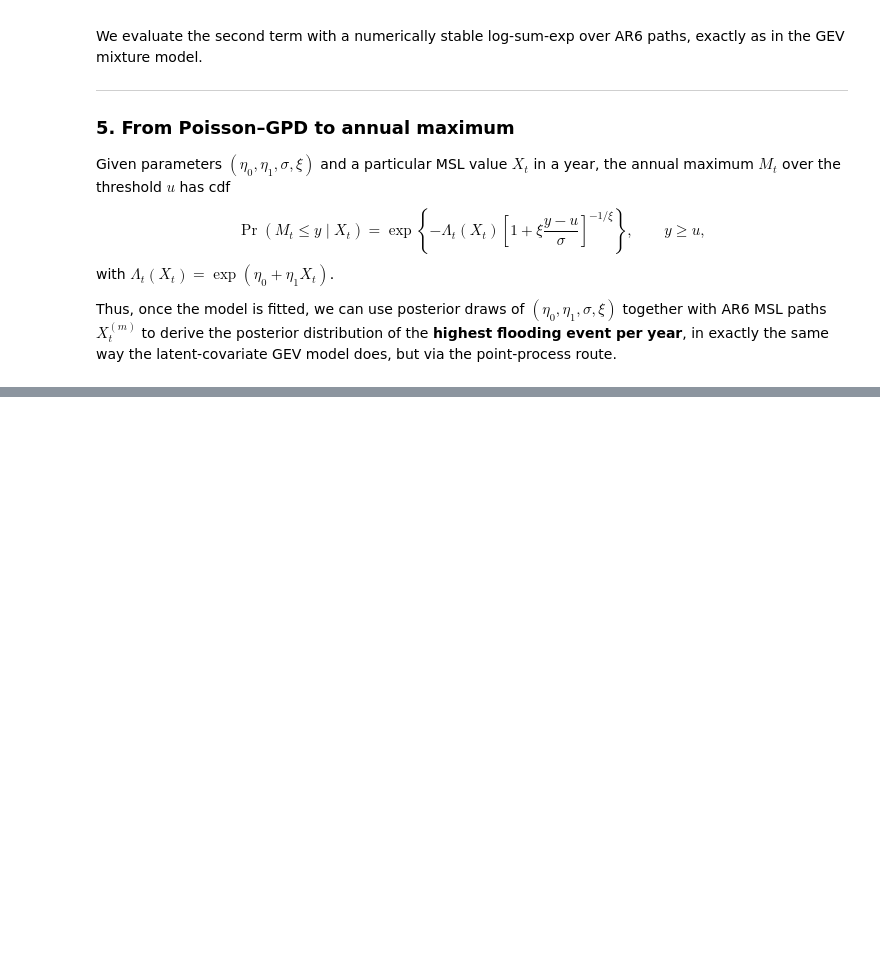
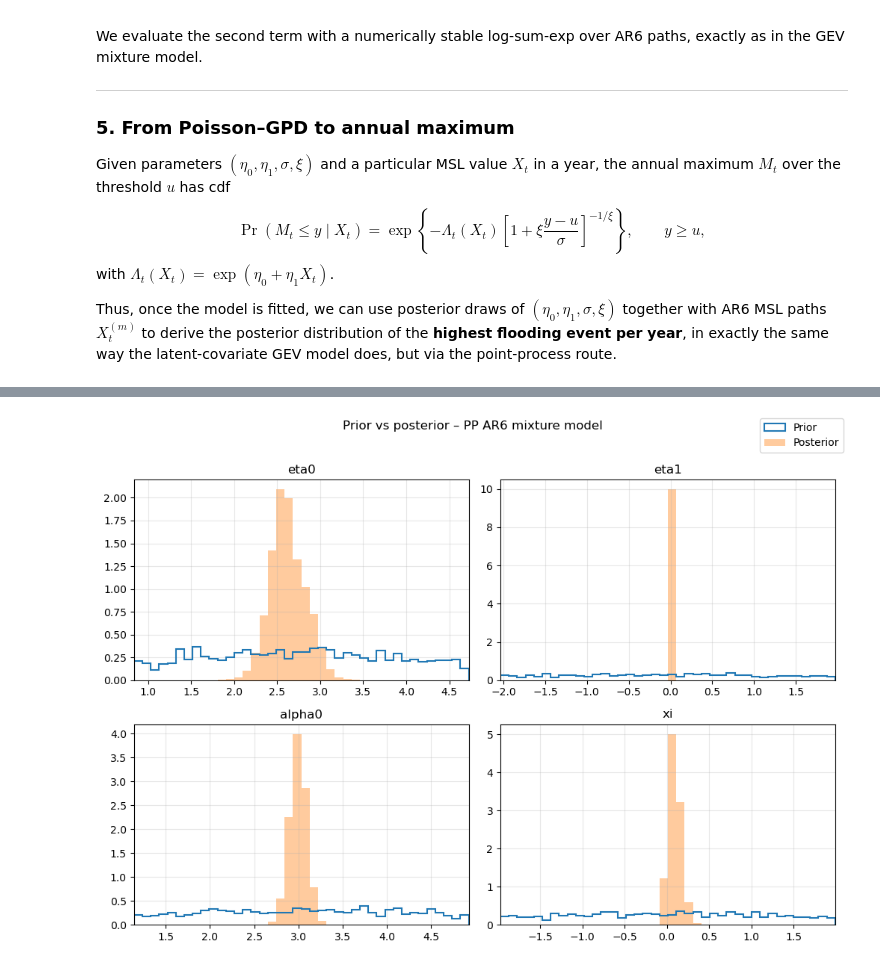
Before and after one commit to joensson12/flood_bandit, a Jupyter notebook: fitting_simulator.ipynb, the cells around one changed output, grey strips where cells are left out. Cells and saved outputs as stored; diff of their text form; code cells hidden in the pictures; blank space fills up the shorter version.

```diff
--- a/fitting_simulator.ipynb
+++ b/fitting_simulator.ipynb
@@ -2604,8 +2626,8 @@ with pm.Model() as pp_mixture_model:
         draws=1600,
         tune=400,
         target_accept=0.9,
-        chains=14,
-        cores=14,
+        chains=4,
+        cores=4,
         random_seed=123,
         return_inferencedata=True,
     )
@@ -2650,0 +2796,15 @@ xi      1.004
+# %%
+# We assume `pp_mixture_model` is the model you used to create `idata_pp`
+with pp_mixture_model:
+    prior_idata = pm.sample_prior_predictive(
+        samples=2000,
+        var_names=["eta0", "eta1", "alpha0", "xi"],
+        random_seed=123,
+    )
+
+# Convert prior samples to an InferenceData with a "prior" group if needed
+# (PyMC 4+ already returns InferenceData-like object; this makes sure ArviZ sees it properly)
+if not isinstance(prior_idata, az.InferenceData):
+    prior_idata = az.from_dict(prior=prior_idata)
+
+print(prior_idata)
@@ -2650,0 +2815,60 @@ xi      1.004
+# %%
+# CELL – Prior vs posterior plots for eta0, eta1, alpha0, xi (zoomed, clearer)
+
+import matplotlib.pyplot as plt
+import arviz as az
+import numpy as np
+
+params = ["eta0", "eta1", "alpha0", "xi"]
+
+fig, axes = plt.subplots(2, 2, figsize=(10, 7))
+axes = axes.ravel()
+
+for ax, p in zip(axes, params):
+    # Prior samples (flatten chains × draws)
+    prior_vals = prior_idata.prior[p].values
+    prior_flat = prior_vals.reshape(-1)
+
+    # Posterior samples
+    post_vals = idata_pp.posterior[p].values
+    post_flat = post_vals.reshape(-1)
+
+    # Common x-range: central 99% of combined prior+posterior
+    x_all = np.concatenate([prior_flat, post_flat])
+    lo, hi = np.percentile(x_all, [0.5, 99.5])
+
+    # Prior histogram (outline)
+    ax.hist(
+        prior_flat,
+        bins=40,
+        range=(lo, hi),
+        density=True,
+        histtype="step",
+        linewidth=1.5,
+        label="Prior",
+    )
+
+    # Posterior histogram (outline)
+    ax.hist(
+        post_flat,
+        bins=40,
+        range=(lo, hi),
+        density=True,
+        histtype="stepfilled",
+        alpha=0.4,
+        label="Posterior",
+    )
+
+    ax.set_xlim(lo, hi)
+    ax.set_title(p)
+    ax.grid(True, alpha=0.3)
+
+# One legend for all subplots
+handles, labels = axes[0].get_legend_handles_labels()
+fig.legend(handles, labels, loc="upper right")
+
+fig.suptitle("Prior vs posterior – PP AR6 mixture model", y=1.02)
+plt.tight_layout()
+plt.show()
+# %% [output]
+[figure, added]
```
Also changed, not shown: parts of 14 cells of this notebook, 1 other file.
